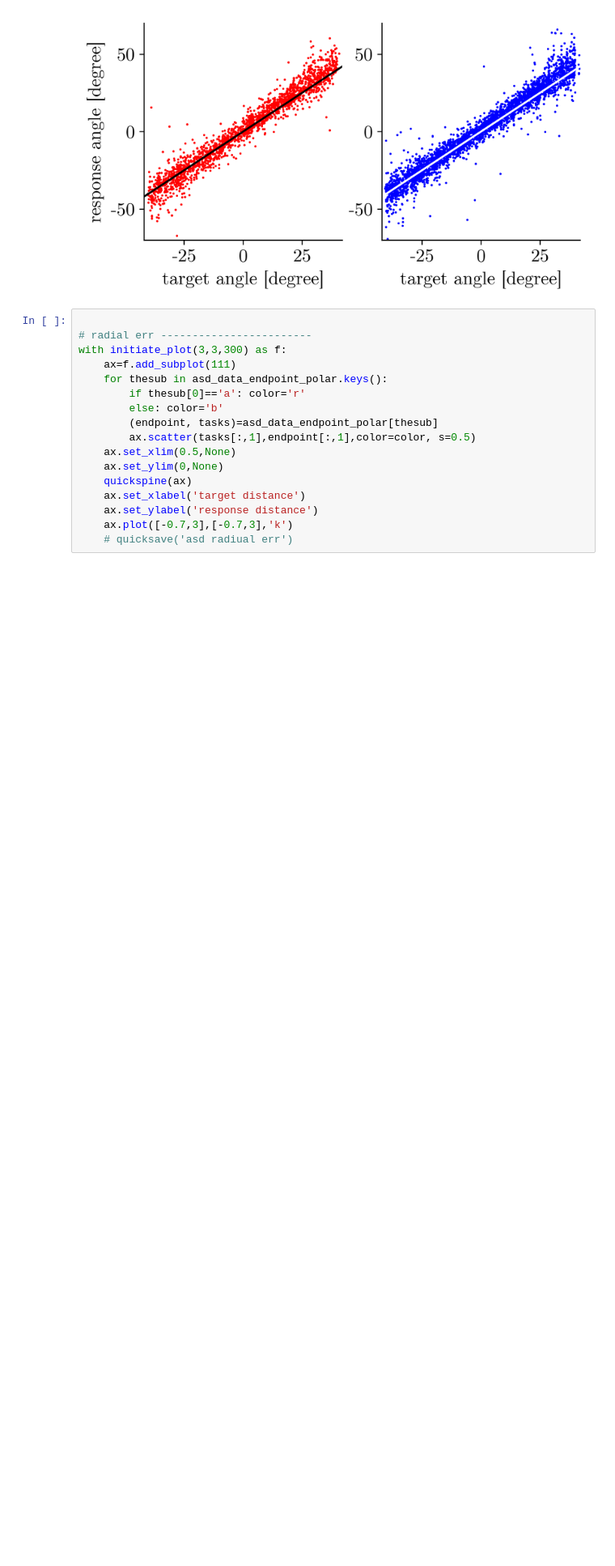
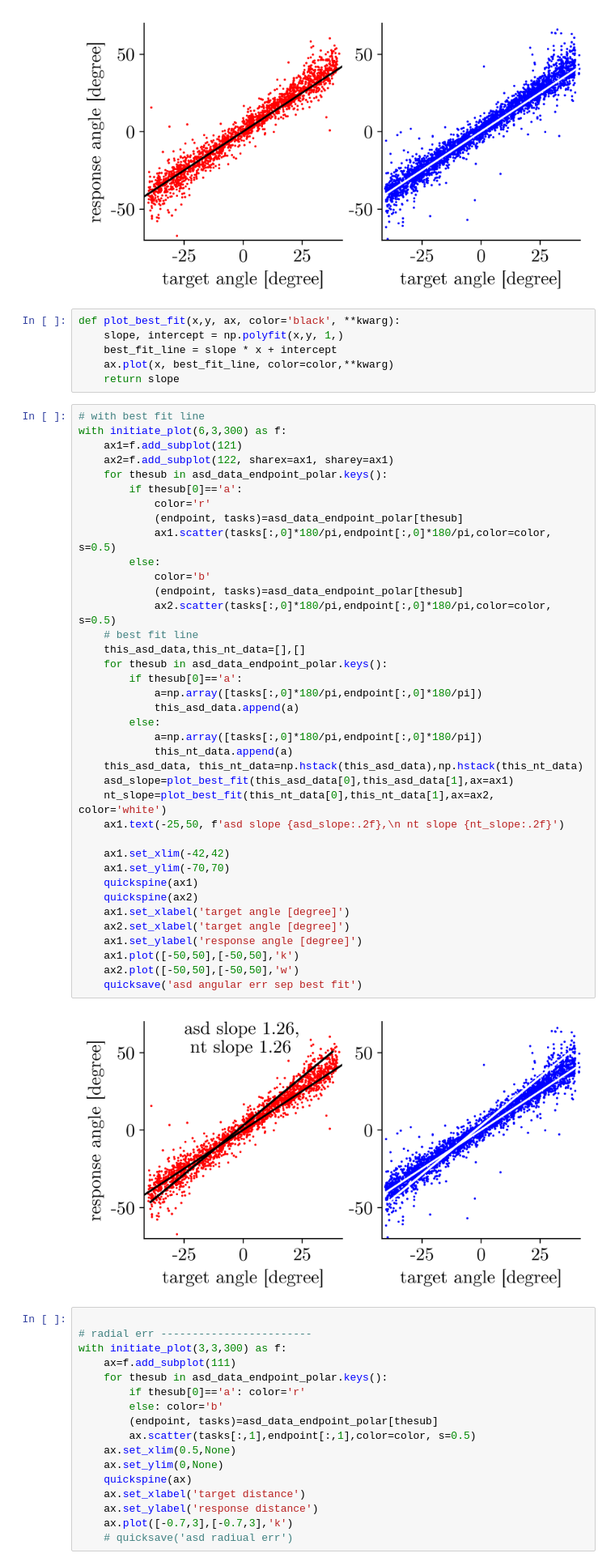
Before and after one commit to yizhoucc/firefly_plots, a Jupyter notebook: asd stats.ipynb, the cells around one changed output. Shown at 81% size. Saved outputs shown, nothing was run; the diff lists cells and outputs as text; blank space fills up the shorter version.

```diff
--- a/asd stats.ipynb
+++ b/asd stats.ipynb
@@ -331,6 +403,52 @@ with initiate_plot(6,3,300) as f:
     # quicksave('asd angular err sep')
 # %% [output]
 [figure]
+# %%
+def plot_best_fit(x,y, ax, color='black', **kwarg):
+    slope, intercept = np.polyfit(x,y, 1,)
+    best_fit_line = slope * x + intercept
+    ax.plot(x, best_fit_line, color=color,**kwarg)
+    return slope
+# %%
+# with best fit line
+with initiate_plot(6,3,300) as f:
+    ax1=f.add_subplot(121)
+    ax2=f.add_subplot(122, sharex=ax1, sharey=ax1)
+    for thesub in asd_data_endpoint_polar.keys():
+        if thesub[0]=='a':
+            color='r'
+            (endpoint, tasks)=asd_data_endpoint_polar[thesub]
+            ax1.scatter(tasks[:,0]*180/pi,endpoint[:,0]*180/pi,color=color, s=0.5)
+        else:
+            color='b'
+            (endpoint, tasks)=asd_data_endpoint_polar[thesub]
+            ax2.scatter(tasks[:,0]*180/pi,endpoint[:,0]*180/pi,color=color, s=0.5)
+    # best fit line
+    this_asd_data,this_nt_data=[],[]
+    for thesub in asd_data_endpoint_polar.keys():
+        if thesub[0]=='a':
+            a=np.array([tasks[:,0]*180/pi,endpoint[:,0]*180/pi])
+            this_asd_data.append(a)
+        else:
+            a=np.array([tasks[:,0]*180/pi,endpoint[:,0]*180/pi])
+            this_nt_data.append(a)
+    this_asd_data, this_nt_data=np.hstack(this_asd_data),np.hstack(this_nt_data)
+    asd_slope=plot_best_fit(this_asd_data[0],this_asd_data[1],ax=ax1)
+    nt_slope=plot_best_fit(this_nt_data[0],this_nt_data[1],ax=ax2, color='white')
+    ax1.text(-25,50, f'asd slope {asd_slope:.2f},\n nt slope {nt_slope:.2f}')
+
+    ax1.set_xlim(-42,42)
+    ax1.set_ylim(-70,70)
+    quickspine(ax1)
+    quickspine(ax2)
+    ax1.set_xlabel('target angle [degree]')
+    ax2.set_xlabel('target angle [degree]')
+    ax1.set_ylabel('response angle [degree]')
+    ax1.plot([-50,50],[-50,50],'k')
+    ax2.plot([-50,50],[-50,50],'w')
+    quicksave('asd angular err sep best fit')
+# %% [output]
+[figure, added]
 # %%
 
 # radial err ------------------------
```
Also changed, not shown: parts of 12 cells of this notebook, 8 other files.
